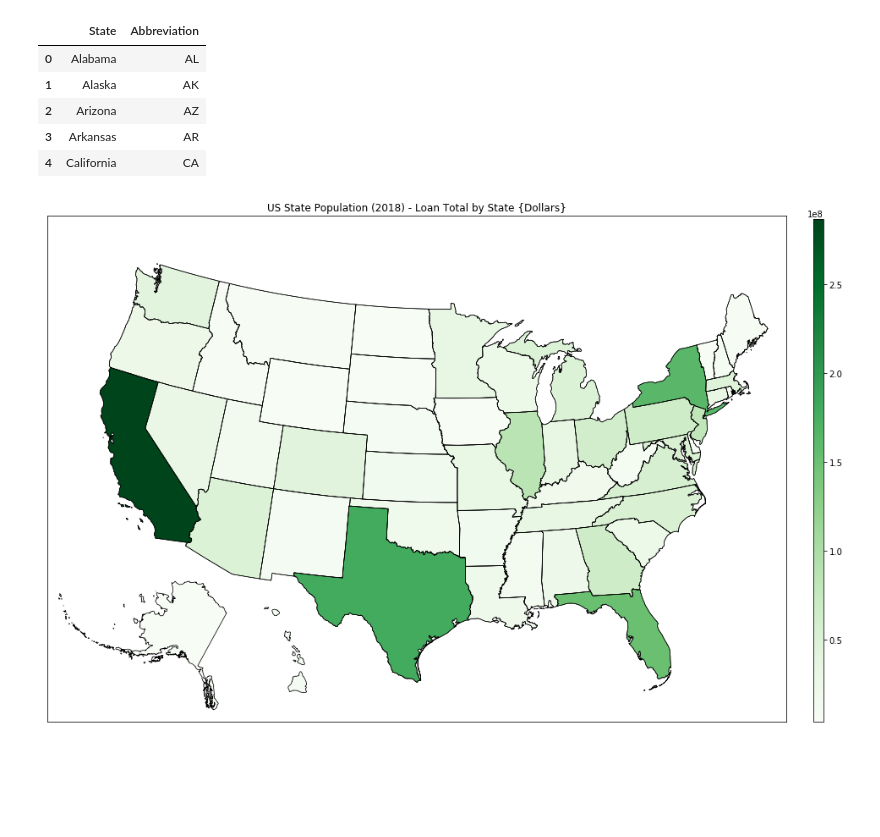
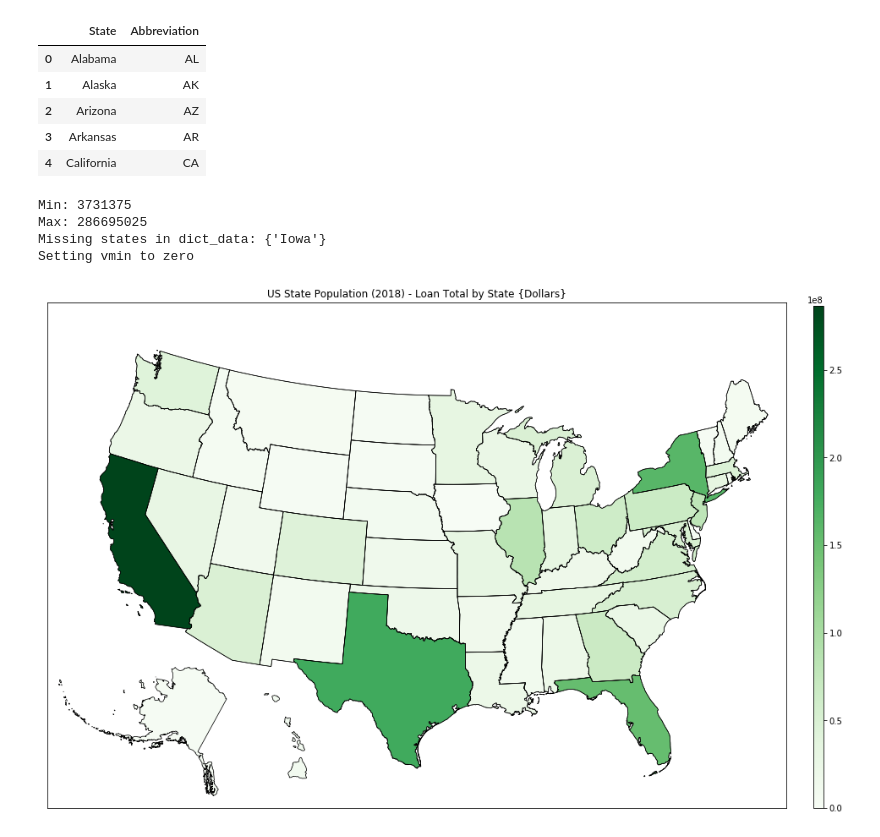
Before and after one commit to juszhan/LendingClub-Profitability, a Jupyter notebook: lendingclub_population_analysis.ipynb, the cells around one changed output. Saved outputs shown, nothing was run; the diff lists cells and outputs as text; code cells hidden in the pictures; blank space fills up the shorter version.

Commit message:
Functionalized map plotting

```diff
--- a/lendingclub_population_analysis.ipynb
+++ b/lendingclub_population_analysis.ipynb
@@ -161,0 +177,9 @@ plt.show()
+# %%
+# Population per state
+
+state_population = {}
+for _, row in df_state.iterrows():
+    state_name = row["NAME"]
+    population = row["POPEST18PLUS2018"]
+#     population = df_state.loc[df_state["NAME"].str.contains("^" + state_name, flags=re.IGNORECASE, regex=True), "POPEST18PLUS2018"]
+    state_population[state_name] = population
@@ -184,50 +213,8 @@ loan_total_by_state_max = max(loan_total_by_state.values())
-# %%
-plt.figure(figsize=(16,11))
-
-# https://stackoverflow.com/questions/40453163/plotting-points-on-a-map-of-the-united-states
-m = Basemap(llcrnrlon=-121, llcrnrlat=20, urcrnrlon=-62, urcrnrlat=51, projection='lcc', lat_1=32, lat_2=45, lon_0=-95)
-
-# https://infosys.ars.usda.gov/svn/code/weps1/trunk/weps.install/db/gis/st99_d00/
-# https://github.com/matplotlib/basemap/tree/master/examples
-m.readshapefile('map/st99_d00', name='states', drawbounds=True)
-
-ax = plt.gca()
-fig = plt.gcf()
-
-_NORMALIZE = Normalize(vmin=loan_total_by_state_min, vmax=loan_total_by_state_max)
-_COLORMAP = plt.cm.ScalarMappable(norm=_NORMALIZE, cmap=plt.cm.Greens)
-
-# Hawaii has 8 main islands but several tiny atolls that extend for many miles
-# This is the area cutoff between the 8 main islands and the tiny atolls
-_ATOLL_CUTOFF = 0.005
-
-for state_info, seg in zip(m.states_info, m.states):
-    state_name = state_info["NAME"]
-
-    population = 0
-    if state_name in loan_total_by_state:
-        population = loan_total_by_state[state_name]
-    color = _COLORMAP.to_rgba(population)
-
-    # Offset Alaska and Hawaii to the lower-left corner
-    # Offset Puerto Rico to the bottom-right corner
-    if re.match("^Alaska", state_name):
-        # Alaska is too big. Scale it down to 35% first, then transate it.
-        seg = list(starmap(lambda x,y: (0.35*x + 980000, 0.35*y - 1300000), seg))
-    elif re.match("^Hawaii", state_name) and float(state_info["AREA"]) > _ATOLL_CUTOFF:
-        seg = list(starmap(lambda x,y: (x + 5100000, y - 1400000), seg))
-    elif re.match("^Puerto Rico", state_name):
-        seg = list(starmap(lambda x,y: (x - 1050000, y + 352738), seg))
-        # Skipping, LendingClub is not available in Puerto Rico
-        continue
-    poly = Polygon(seg, facecolor=color, edgecolor="k", linewidth=.75)
-    ax.add_patch(poly)
-
-plt.title("US State Population (2018) - Loan Total by State {Dollars}")
-
-# Colorbar
-cax = fig.add_axes([.92, 0.125, 0.01, .75])
-colorbar = ColorbarBase(cax, cmap=plt.cm.Greens, norm=_NORMALIZE)
-plt.show()
-# %% [output]
-[figure, removed]
+# %%
+plot_us_map(loan_total_by_state, cmap=plt.cm.Greens, title="US State Population (2018) - Loan Total by State {Dollars}")
+# %% [output]
+Min: 3731375
+Max: 286695025
+Missing states in dict_data: {'Iowa'}
+Setting vmin to zero
+[figure, added]
```
Also changed, not shown: parts of 10 cells of this notebook.
